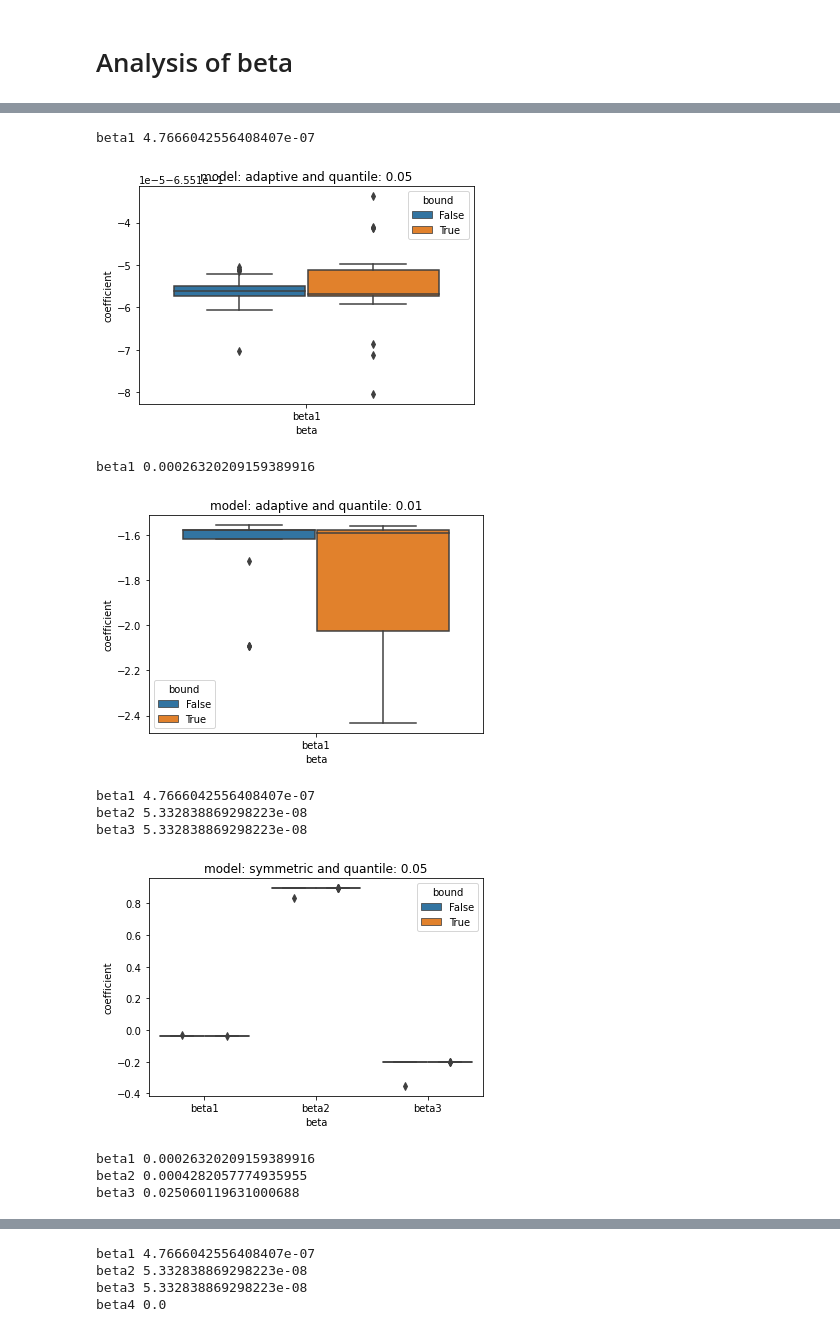
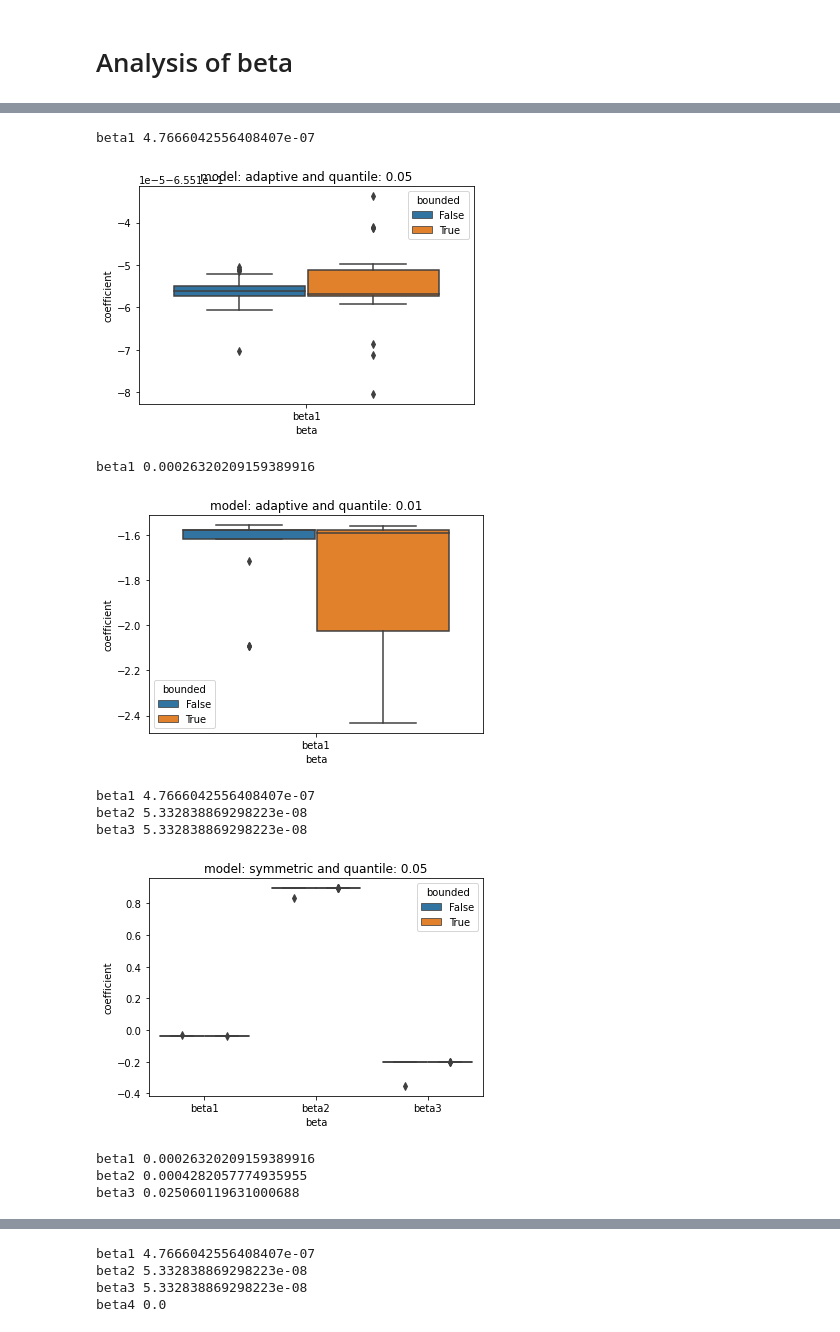
Before and after one commit to yatshunlee/CAViaR, a Jupyter notebook: notebook-experiment/random_seed_analysis_RQ_bounds.ipynb, the cells around one changed output, grey strips where cells are left out. Saved outputs shown, nothing was run; the diff lists cells and outputs as text; code cells hidden in the pictures.

Commit message:
added bounded result

```diff
--- a/notebook-experiment/random_seed_analysis_RQ_bounds.ipynb
+++ b/notebook-experiment/random_seed_analysis_RQ_bounds.ipynb
@@ -8,9 +8,9 @@ from scipy.stats import mannwhitneyu
 # Analysis of stat
 # %%
 stat_df1 = pd.read_csv('../result/experiment_bound/stat_RQ_best_start_no_bound.csv')
-stat_df1['bound'] = False
+stat_df1['bounded'] = False
 stat_df2 = pd.read_csv('../result/experiment_best_start/stat_RQ_best_start.csv')
-stat_df2['bound'] = True
+stat_df2['bounded'] = True
 stat_df = pd.concat([stat_df1, stat_df2])
 stat_df
 # %% [output]
@@ -32,13 +32,13 @@ stat_to_csv_df = {
     'model': [],
     'quantile': [],
     'loss': [],
-    'no bound\'s loss': [],
+    'unbounded\'s loss': [],
     'bounded\'s loss': [],
     'hit_rate_in': [],
-    'no bound\'s hit_rate_in': [],
+    'unbounded\'s hit_rate_in': [],
     'bounded\'s hit_rate_in': [],
     'hit_rate_out': [],
-    'no bound\'s hit_rate_out': [],
+    'unbounded\'s hit_rate_out': [],
     'bounded\'s hit_rate_out': [],
 }
 
@@ -54,8 +54,8 @@ for q in stat_df['quantile'].unique():
 
         for i, metric in enumerate(stat_df.columns[4:7]):
             try:
-                x = stat_df[(stat_df['method']=='RQ')&(stat_df['bound']==False)&cond1&cond2][metric]
-                y = stat_df[(stat_df['method']=='RQ')&(stat_df['bound']==True)&cond1&cond2][metric]
+                x = stat_df[(stat_df['method']=='RQ')&(stat_df['bounded']==False)&cond1&cond2][metric]
+                y = stat_df[(stat_df['method']=='RQ')&(stat_df['bounded']==True)&cond1&cond2][metric]
                 if metric=='loss':
                     print('loss:', x.mean() < y.mean())
                 if metric=='hit_rate_in':
@@ -108,9 +108,9 @@ pd.DataFrame(stat_to_csv_df).T
 # Analysis of beta
 # %%
 beta_df1 = pd.read_csv('../result/experiment_bound/beta_RQ_best_start_no_bound.csv')
-beta_df1['bound'] = False
+beta_df1['bounded'] = False
 beta_df2 = pd.read_csv('../result/experiment_best_start/beta_RQ_best_start.csv')
-beta_df2['bound'] = True
+beta_df2['bounded'] = True
 beta_df = pd.concat([beta_df1, beta_df2])
 beta_df
 # %% [output]
@@ -130,31 +130,31 @@ beta_df
 # %%
 for model in beta_df.model.unique():
     for q in beta_df['quantile'].unique():
         plt.figure()
         sns.boxplot(
             data=beta_df[(beta_df['model']==model)&(beta_df['quantile']==q)&(beta_df['method']=='RQ')],
             x='beta',
             y='coefficient',
-            hue='bound'
+            hue='bounded'
         )
         cond1 = beta_df['quantile']==q
         cond2 = beta_df['model']==mod
         plt.title(f'model: {model} and quantile: {q}')
         for beta in beta_df[beta_df['model']==model].beta.unique():
             cond3 = beta_df['beta']==beta
-            x = beta_df[(beta_df['method']=='RQ')&(beta_df['bound']==True)&cond1&cond2&cond3]['coefficient']
-            y = beta_df[(beta_df['method']=='RQ')&(beta_df['bound']==False)&cond1&cond2&cond3]['coefficient']
+            x = beta_df[(beta_df['method']=='RQ')&(beta_df['bounded']==True)&cond1&cond2&cond3]['coefficient']
+            y = beta_df[(beta_df['method']=='RQ')&(beta_df['bounded']==False)&cond1&cond2&cond3]['coefficient']
             print(beta, mannwhitneyu(x, y)[1])
         plt.show()
 # %% [output]
 beta1 4.7666042556408407e-07
-[figure, old version]
+[figure, new version]
 beta1 0.00026320209159389916
-[figure, old version]
+[figure, new version]
 beta1 4.7666042556408407e-07
 beta2 5.332838869298223e-08
 beta3 5.332838869298223e-08
-[figure, old version]
+[figure, new version]
 beta1 0.00026320209159389916
 beta2 0.0004282057774935955
 beta3 0.025060119631000688
```
Also changed, not shown: parts of 4 cells of this notebook, 1 other file.
